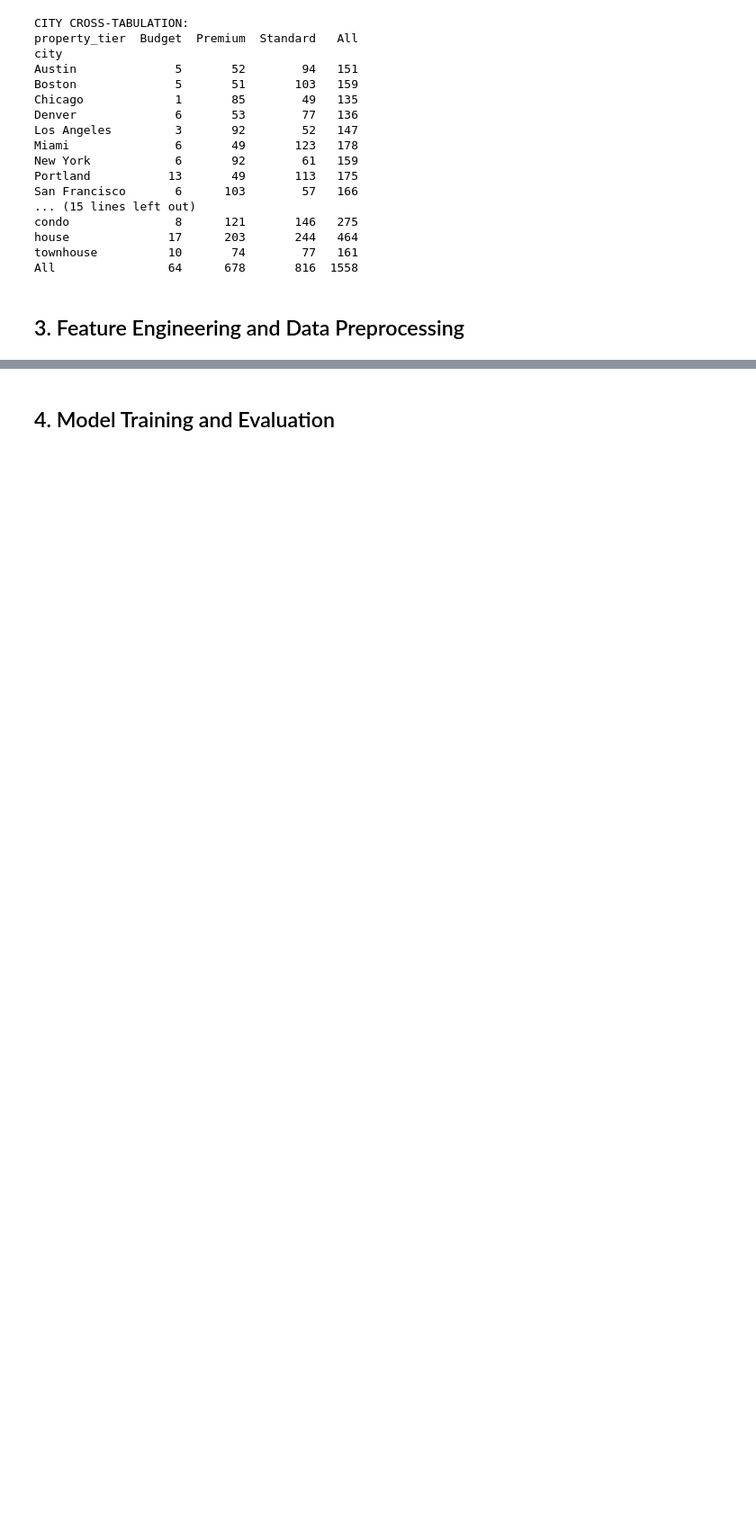
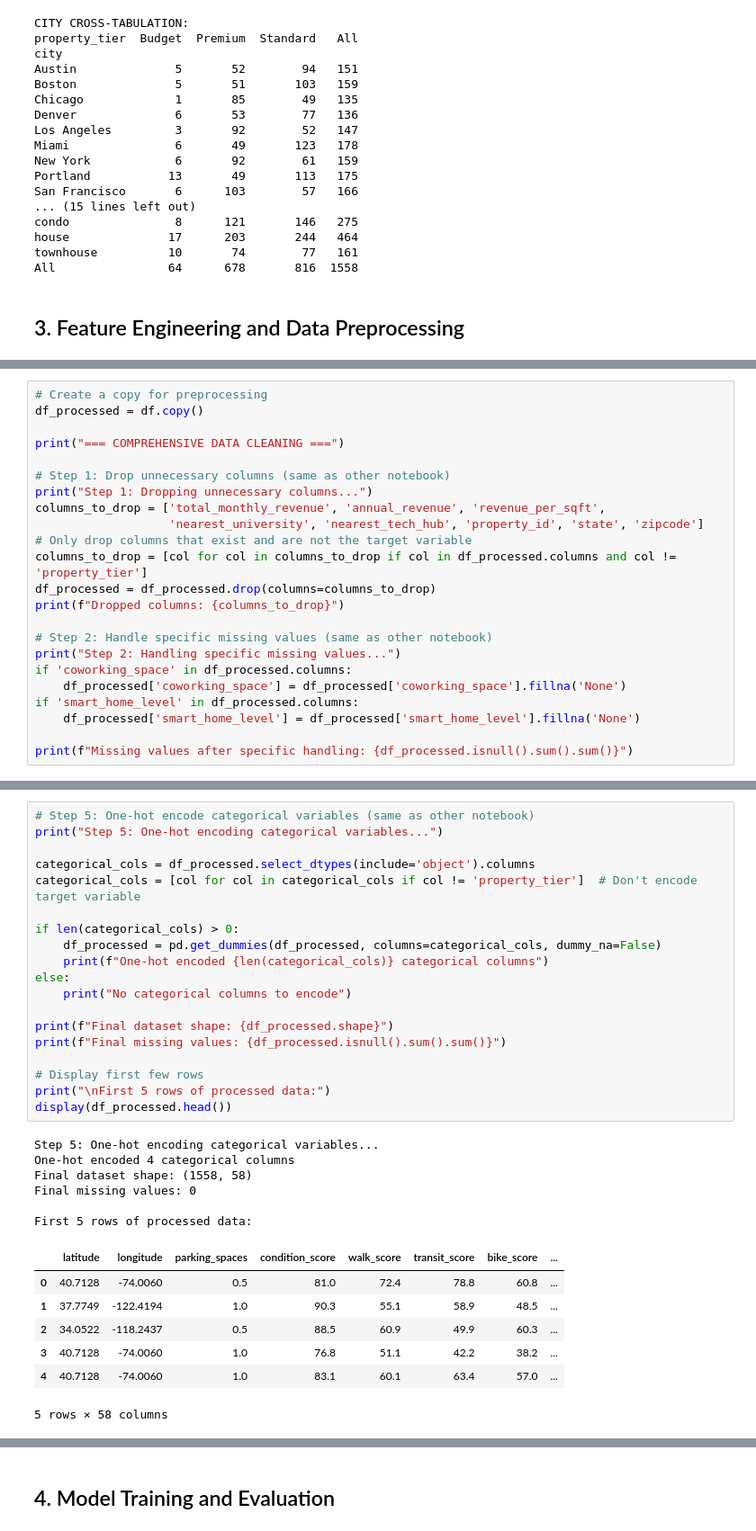
Before and after one commit to mitchelltoney/mgsc310-project1, a Jupyter notebook: property_tier_classification.ipynb, the cells around one changed output, grey strips where cells are left out. Shown at 90% size. Drawn from its saved outputs; the diff is of its cells as text; blank space fills up the shorter version.

Commit message:
Integrated consistent data cleaning methodology

```diff
--- a/property_tier_classification.ipynb
+++ b/property_tier_classification.ipynb
@@ -309,0 +235,23 @@ New dataset shape: (1558, 67)
+# %%
+# Create a copy for preprocessing
+df_processed = df.copy()
+
+print("=== COMPREHENSIVE DATA CLEANING ===")
+
+# Step 1: Drop unnecessary columns (same as other notebook)
+print("Step 1: Dropping unnecessary columns...")
+columns_to_drop = ['total_monthly_revenue', 'annual_revenue', 'revenue_per_sqft',
+                   'nearest_university', 'nearest_tech_hub', 'property_id', 'state', 'zipcode']
+# Only drop columns that exist and are not the target variable
+columns_to_drop = [col for col in columns_to_drop if col in df_processed.columns and col != 'property_tier']
+df_processed = df_processed.drop(columns=columns_to_drop)
+print(f"Dropped columns: {columns_to_drop}")
+
+# Step 2: Handle specific missing values (same as other notebook)
+print("Step 2: Handling specific missing values...")
+if 'coworking_space' in df_processed.columns:
+    df_processed['coworking_space'] = df_processed['coworking_space'].fillna('None')
+if 'smart_home_level' in df_processed.columns:
+    df_processed['smart_home_level'] = df_processed['smart_home_level'].fillna('None')
+
+print(f"Missing values after specific handling: {df_processed.isnull().sum().sum()}")
@@ -310 +345,34 @@ New dataset shape: (1558, 67)
+# %%
+# Step 5: One-hot encode categorical variables (same as other notebook)
+print("Step 5: One-hot encoding categorical variables...")
+
+categorical_cols = df_processed.select_dtypes(include='object').columns
+categorical_cols = [col for col in categorical_cols if col != 'property_tier']  # Don't encode target variable
+
+if len(categorical_cols) > 0:
+    df_processed = pd.get_dummies(df_processed, columns=categorical_cols, dummy_na=False)
+    print(f"One-hot encoded {len(categorical_cols)} categorical columns")
+else:
+    print("No categorical columns to encode")
+
+print(f"Final dataset shape: {df_processed.shape}")
+print(f"Final missing values: {df_processed.isnull().sum().sum()}")
+
+# Display first few rows
+print("\nFirst 5 rows of processed data:")
+display(df_processed.head())
+# %% [output]
+Step 5: One-hot encoding categorical variables...
+One-hot encoded 4 categorical columns
+Final dataset shape: (1558, 58)
+Final missing values: 0
+
+First 5 rows of processed data:
+|  | latitude | longitude | parking_spaces | condition_score | walk_score | transit_score | bike_score | ... |
+| 0 | 40.7128 | -74.0060 | 0.5 | 81.0 | 72.4 | 78.8 | 60.8 | ... |
+| 1 | 37.7749 | -122.4194 | 1.0 | 90.3 | 55.1 | 58.9 | 48.5 | ... |
+| 2 | 34.0522 | -118.2437 | 0.5 | 88.5 | 60.9 | 49.9 | 60.3 | ... |
+| 3 | 40.7128 | -74.0060 | 1.0 | 76.8 | 51.1 | 42.2 | 38.2 | ... |
+| 4 | 40.7128 | -74.0060 | 1.0 | 83.1 | 60.1 | 63.4 | 57.0 | ... |
+5 rows × 58 columns
 # %%
```
Also changed, not shown: parts of 13 cells of this notebook.
